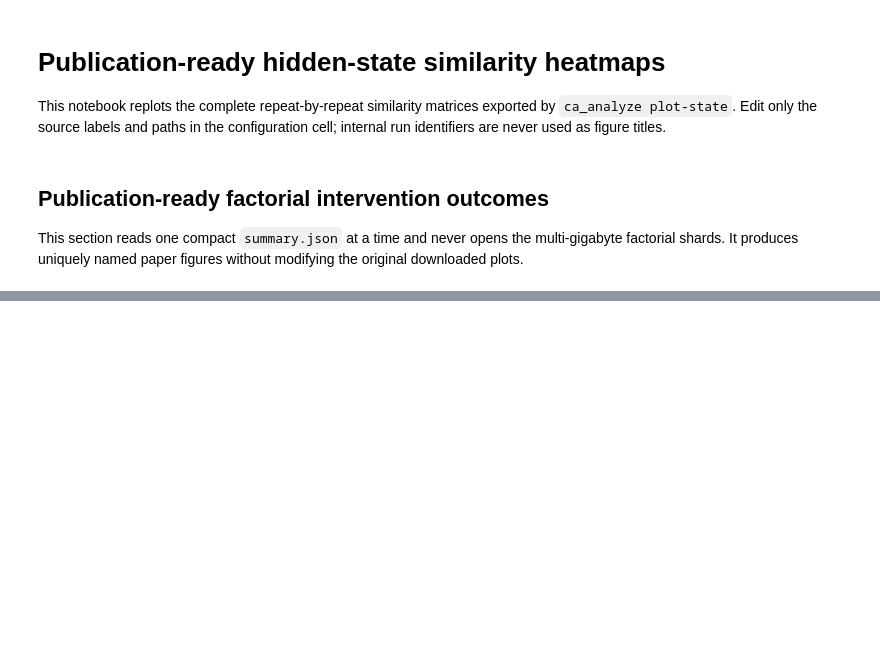
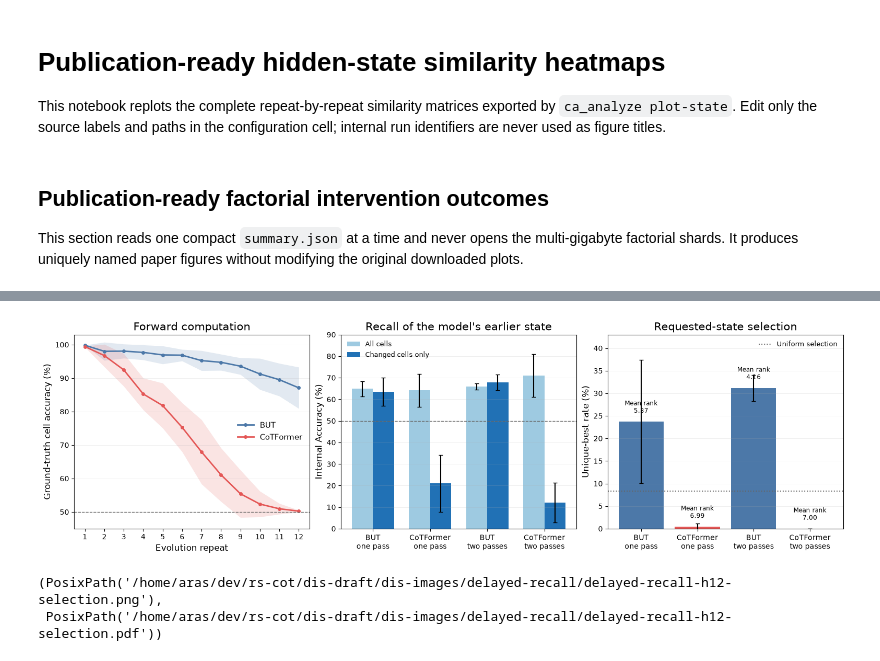
Before and after one commit to arskvnc22/cotf-private, a Jupyter notebook: cellular_automaton/plot_hidden_state_similarity.ipynb, the cells around one changed output, grey strips where cells are left out. Drawn from its saved outputs; the diff is of its cells as text; code cells hidden in the pictures; blank space fills up the shorter version.

```diff
--- a/cellular_automaton/plot_hidden_state_similarity.ipynb
+++ b/cellular_automaton/plot_hidden_state_similarity.ipynb
@@ -358,0 +511,76 @@ pd.DataFrame(factorial_plot_summaries)
+# %%
+forward_path = DELAYED_REPORT_ROOT / "recall1_h12" / "delayed_horizons.csv"
+forward_data = pd.read_csv(forward_path)
+forward_data = forward_data[
+    forward_data["scope"].eq("in_distribution_same_checkpoint")
+    & forward_data["metric"].eq("cell_accuracy")
+].copy()
+
+fig, axes = plt.subplots(1, 3, figsize=(15.4, 4.5), constrained_layout=True)
+for model in MODEL_ORDER:
+    values = forward_data[forward_data["model"].eq(model)].sort_values("horizon")
+    x = values["horizon"].to_numpy()
+    mean = 100 * values["mean"].to_numpy()
+    sd = 100 * values["std"].to_numpy()
+    axes[0].plot(x, mean, marker="o", markersize=4, linewidth=2, color=MODEL_COLORS[model], label=MODEL_LABELS[model])
+    axes[0].fill_between(x, mean - sd, mean + sd, color=MODEL_COLORS[model], alpha=0.16, linewidth=0)
+axes[0].axhline(50, color="#666666", linestyle="--", linewidth=1)
+axes[0].set(title="Forward computation", xlabel="Evolution repeat", ylabel="Ground-truth cell accuracy (%)", xticks=range(1, 13), ylim=(45, 103))
+axes[0].legend(frameon=False)
+axes[0].grid(axis="y", alpha=0.2, linewidth=0.7)
+
+category_keys = ((1, "dca_but"), (1, "dca_cotf_cache"), (2, "dca_but"), (2, "dca_cotf_cache"))
+category_labels = ("BUT\none pass", "CoTFormer\none pass", "BUT\ntwo passes", "CoTFormer\ntwo passes")
+x = np.arange(len(category_keys))
+bar_width = 0.37
+accuracy_metrics = (
+    ("internal_cell_accuracy", "All cells", "#9ECAE1"),
+    ("internal_changed_cell_accuracy", "Changed cells only", "#2171B5"),
+)
+for offset, (metric, label, color) in zip((-bar_width / 2, bar_width / 2), accuracy_metrics):
+    means, errors = [], []
+    for recall_applications, model in category_keys:
+        row = h12_summary[
+            h12_summary["Recall applications"].eq(recall_applications)
+            & h12_summary["Model"].eq(model)
+            & h12_summary["Metric"].eq(metric)
+        ].iloc[0]
+        means.append(100 * row["Mean"])
+        errors.append(100 * row["SD"])
+    axes[1].bar(x + offset, means, bar_width, yerr=errors, capsize=3, color=color, label=label)
+axes[1].axhline(50, color="#666666", linestyle="--", linewidth=1)
+axes[1].set(title="Recall of the model's earlier state", ylabel="Internal Accuracy (%)", xticks=x, xticklabels=category_labels, ylim=(0, 90))
+axes[1].legend(frameon=False, fontsize=9)
+axes[1].grid(axis="y", alpha=0.2, linewidth=0.7)
+
+unique_means, unique_errors, rank_means = [], [], []
+for recall_applications, model in category_keys:
+    unique_row = h12_summary[
+        h12_summary["Recall applications"].eq(recall_applications)
+        & h12_summary["Model"].eq(model)
+        & h12_summary["Metric"].eq("cosine_unique_best_rate")
+    ].iloc[0]
+    rank_row = h12_summary[
+        h12_summary["Recall applications"].eq(recall_applications)
+        & h12_summary["Model"].eq(model)
+        & h12_summary["Metric"].eq("cosine_rank")
+    ].iloc[0]
+    unique_means.append(100 * unique_row["Mean"])
+    unique_errors.append(100 * unique_row["SD"])
+    rank_means.append(rank_row["Mean"])
+bars = axes[2].bar(x, unique_means, yerr=unique_errors, capsize=3, color=[MODEL_COLORS[model] for _, model in category_keys])
+axes[2].axhline(100 / 12, color="#666666", linestyle=":", linewidth=1.4, label="Uniform selection")
+for bar, rank in zip(bars, rank_means):
+    axes[2].text(bar.get_x() + bar.get_width() / 2, bar.get_height() + 1.5, f"Mean rank\n{rank:.2f}", ha="center", va="bottom", fontsize=8.5)
+axes[2].set(title="Requested-state selection", ylabel="Unique-best rate (%)", xticks=x, xticklabels=category_labels, ylim=(0, 43))
+axes[2].legend(frameon=False, fontsize=9)
+axes[2].grid(axis="y", alpha=0.2, linewidth=0.7)
+
+selection_paths = save_delayed_figure(fig, "delayed-recall-h12-selection")
+plt.show()
+plt.close(fig)
+selection_paths
+# %% [output]
+[figure, added]
+(PosixPath('/home/aras/dev/rs-cot/dis-draft/dis-images/delayed-recall/delayed-recall-h12-selection.png'),
+ PosixPath('/home/aras/dev/rs-cot/dis-draft/dis-images/delayed-recall/delayed-recall-h12-selection.pdf'))
```
Also changed, not shown: parts of 6 cells of this notebook, 25 other files.
